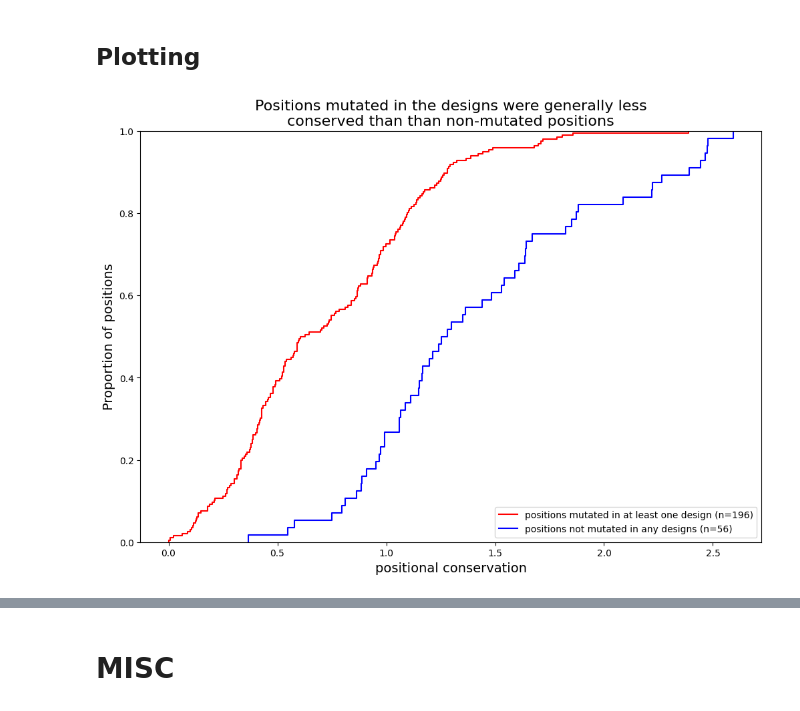
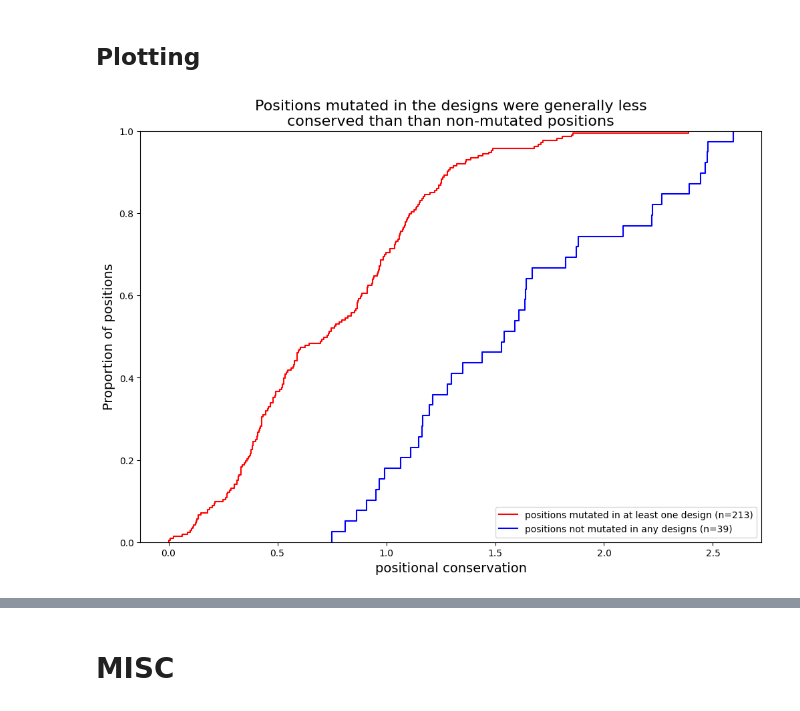
Before and after one commit to gauthierscience/beta-lac-design-orig, a Jupyter notebook: analysis_scripts/model_analysis_conservation.ipynb, the cells around one changed output, grey strips where cells are left out. Drawn from its saved outputs; the diff is of its cells as text; code cells hidden in the pictures.

```diff
--- a/analysis_scripts/model_analysis_conservation.ipynb
+++ b/analysis_scripts/model_analysis_conservation.ipynb
@@ -40,10 +42,27 @@ FHS = FramHelperScripts.FramHelperFunctions(DATA_DIR)
 ## Load Data
 # %%
 #load all sequence designs
-tested_sequences = FHS.get_sequences_df()
+sequences = FHS.get_sequences_df(only_tested=False).assign(
+    mutcount = lambda df: df.model_mutations.apply(
+        lambda mut_arr: len(mut_arr)
+    ),
+    distance = lambda df: df.manuscript_name.apply(
+        lambda name: np.nan if (
+            name[0:2] not in ['50','70','80','90','95','98']
+        ) else name[0:2]
+    ),
+)
 
 #load the natural MSA used to generate the model
 msa_df = FHS.get_natural_msa_df(remove_unaligned_positions=False)
+# %%
+#load structural annotations
+dssp_df = FHS.get_dssp().rename(columns={'position': 'pdb_num'})
+dssp_df = FHS.add_model_num_from_pdb_num(
+    dssp_df, 'pdb_num', 'model_num'
+)
+dssp_df = dssp_df.dropna(subset='model_num')
+dssp_df = dssp_df[['pdb_num', 'model_num', 'aa', 'relative_acc']]
 # %%
 #munge the multiple sequence alignment so that the column name
 #is the aligned position (as a string) and each row is a single natural
@@ -112,8 +131,8 @@ entropy_conservation_df = get_entropy_conservation_df(
 # %%
 def plot_conservation():
     mutated_model_positions = list(
-        tested_sequences[
-            tested_sequences.is_design==1
+        sequences[
+            sequences.is_design==1
         ].model_mutations.explode().apply(
             lambda mut: int(mut[1:-1])
         ).unique()
@@ -134,32 +153,31 @@ def plot_conservation():
     sns.ecdfplot(
         data=mutated_conservation_df,
         x='conservation', color='red', ax=ax,
         label='positions mutated in at least one design (n={0})'.format(len(
             mutated_conservation_df
         ))
     )
     sns.ecdfplot(
         data=nonmutated_conservation_df,
         x='conservation', color='blue', ax=ax,
         label='positions not mutated in any designs (n={0})'.format(len(
             nonmutated_conservation_df
         ))
     )
 
     #decorate
     ax.set_title(
         'Positions mutated in the designs were generally less\n'+
         'conserved than than non-mutated positions',
         fontsize=16
     )
     ax.set_ylabel('Proportion of positions', fontsize=14)
     ax.set_xlabel(
         'positional conservation',
         fontsize=14
     )
     ax.legend(loc='lower right')
     fig.savefig(OUTPUT_DIR+'/model_analysis_conservation.pdf')
-
 plot_conservation()
 # %% [output]
-[figure, old version]
+[figure, new version]
```
Also changed, not shown: parts of 4 cells of this notebook, 18 other files.
